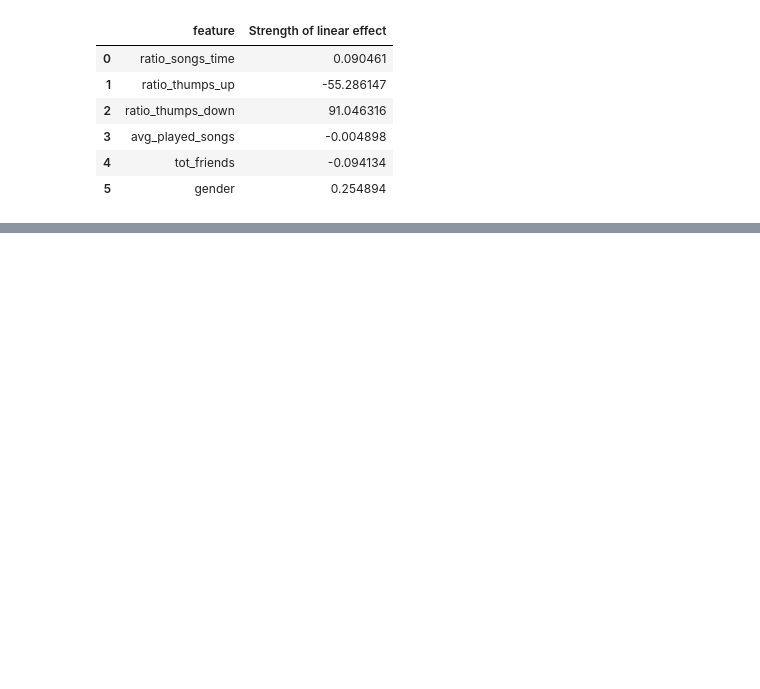
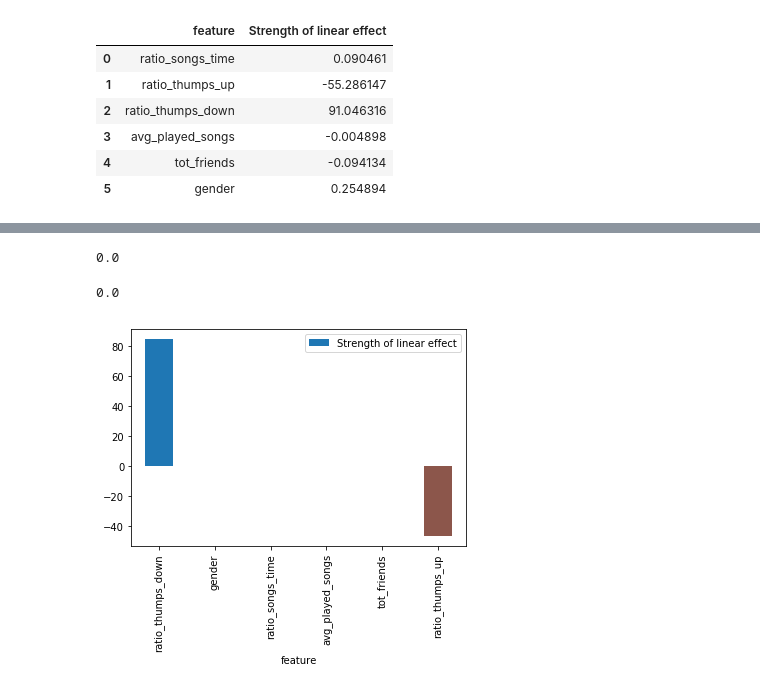
Before and after one commit to clemenshaerder/Udacity_Sparkify, a Jupyter notebook: Sparkify.ipynb, the cells around one changed output, grey strips where cells are left out. Cells and saved outputs as stored; diff of their text form; code cells hidden in the pictures; blank space fills up the shorter version.

```diff
--- a/Sparkify.ipynb
+++ b/Sparkify.ipynb
@@ -668,0 +674,6 @@ coefficients
+# %%
+# Create the evaluator and parameter grid on which the models are trained on.
+f1_evaluation = MulticlassClassificationEvaluator(metricName = 'f1')
+param_grid = ParamGridBuilder() \
+                .addGrid(clf_LR.regParam, [0, 0.01, 0.1, 1]) \
+                .addGrid(clf_LR.elasticNetParam, [0.0, 0.001, 0.01, 0.025, 1]).build()
@@ -668,0 +737,15 @@ coefficients
+# %%
+best_reg_param = best_model._java_obj.getRegParam()
+best_elasticnet_param = best_model._java_obj.getElasticNetParam()
+best_elasticnet_param
+# %% [output]
+0.0
+# %%
+best_reg_param
+# %% [output]
+0.0
+# %%
+coefficients = pd.DataFrame({'feature': col_names, 'Strength of linear effect': model.bestModel.coefficients})
+_ = coefficients.sort_values('Strength of linear effect', ascending=False)[:15].plot(x='feature', y='Strength of linear effect', kind='bar')
+# %% [output]
+[figure, added]
```
Also changed, not shown: parts of 7 cells of this notebook.
